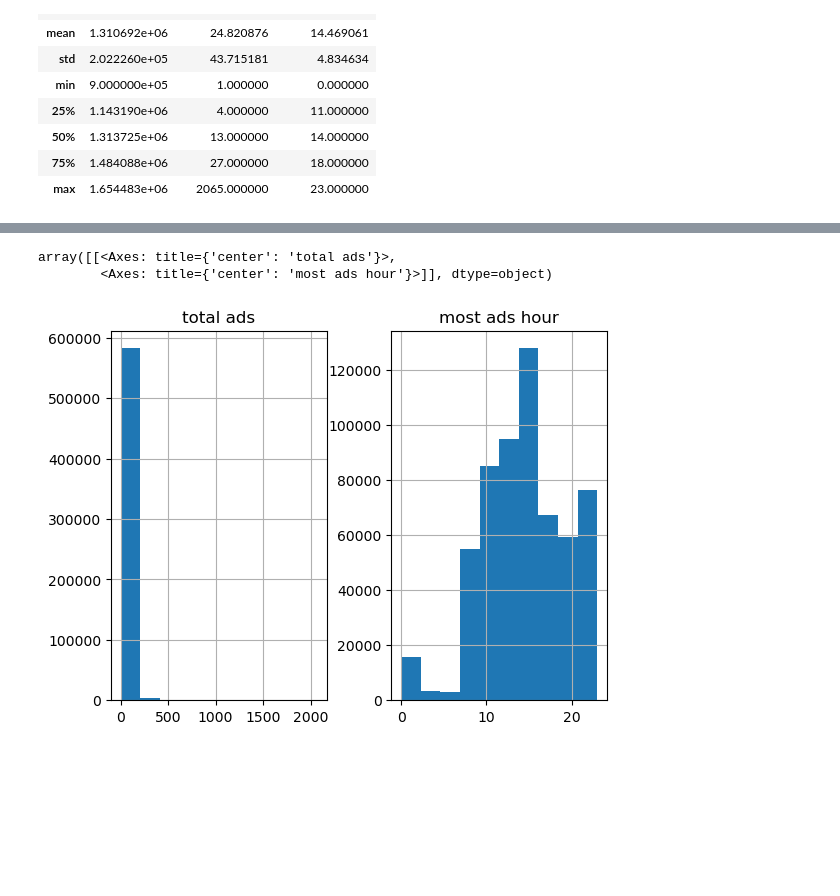
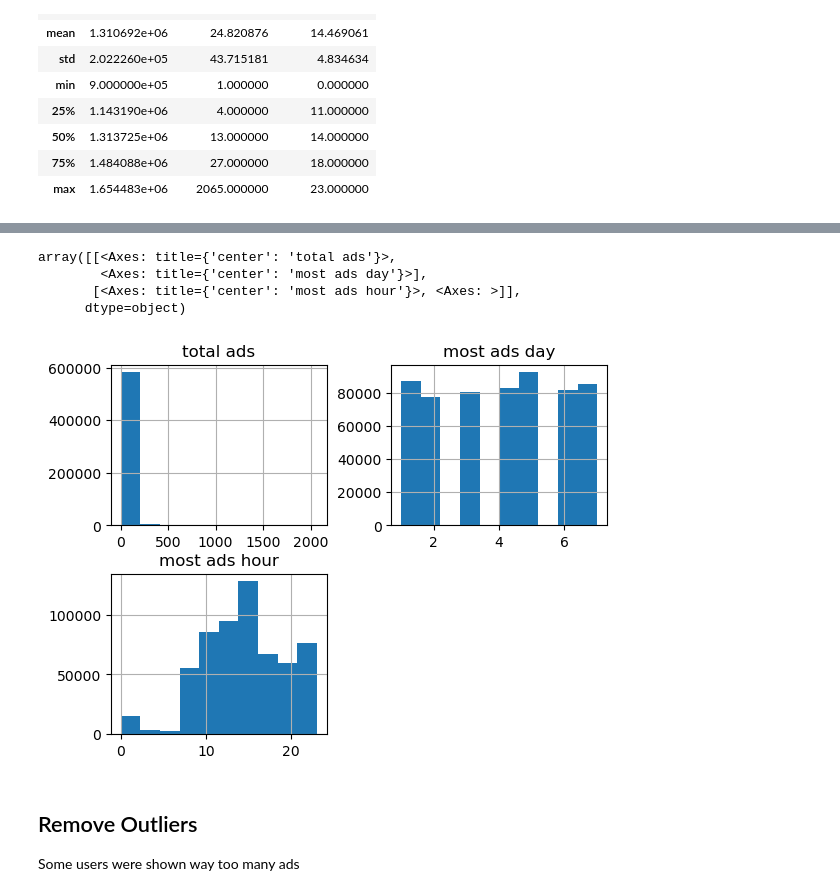
Before and after one commit to 4a6166/A-B-Testing-Analysis, a Jupyter notebook: kaggle-mkt/mkt_analysis.ipynb, the cells around one changed output, grey strips where cells are left out. Cells and saved outputs as stored; diff of their text form; code cells hidden in the pictures; blank space fills up the shorter version.

```diff
--- a/kaggle-mkt/mkt_analysis.ipynb
+++ b/kaggle-mkt/mkt_analysis.ipynb
@@ -61,0 +79,13 @@ df.describe()
+# %%
+# update Most Ads Day to show the number val of the day
+mapping_days = {
+    'Monday': 1,
+    'Tuesday': 2,
+    'Wednesday': 3,
+    'Thursday': 4,
+    'Friday': 5,
+    'Saturday': 6,
+    'Sunday': 7
+}
+df = df.replace({'most ads day': mapping_days})
+df.head(5)
@@ -62,6 +99,12 @@ df.describe()
 # %%
-df[["total ads", "most ads hour"]].hist()
+# histogram of ad columns
+df[["total ads", "most ads day", "most ads hour"]].hist()
 # %% [output]
 array([[<Axes: title={'center': 'total ads'}>,
-        <Axes: title={'center': 'most ads hour'}>]], dtype=object)
+        <Axes: title={'center': 'most ads day'}>],
+       [<Axes: title={'center': 'most ads hour'}>, <Axes: >]],
+      dtype=object)
-[figure, old version]
+[figure, new version]
+# %% [markdown]
+## Remove Outliers
+Some users were shown way too many ads
```
Also changed, not shown: parts of 43 cells of this notebook.
